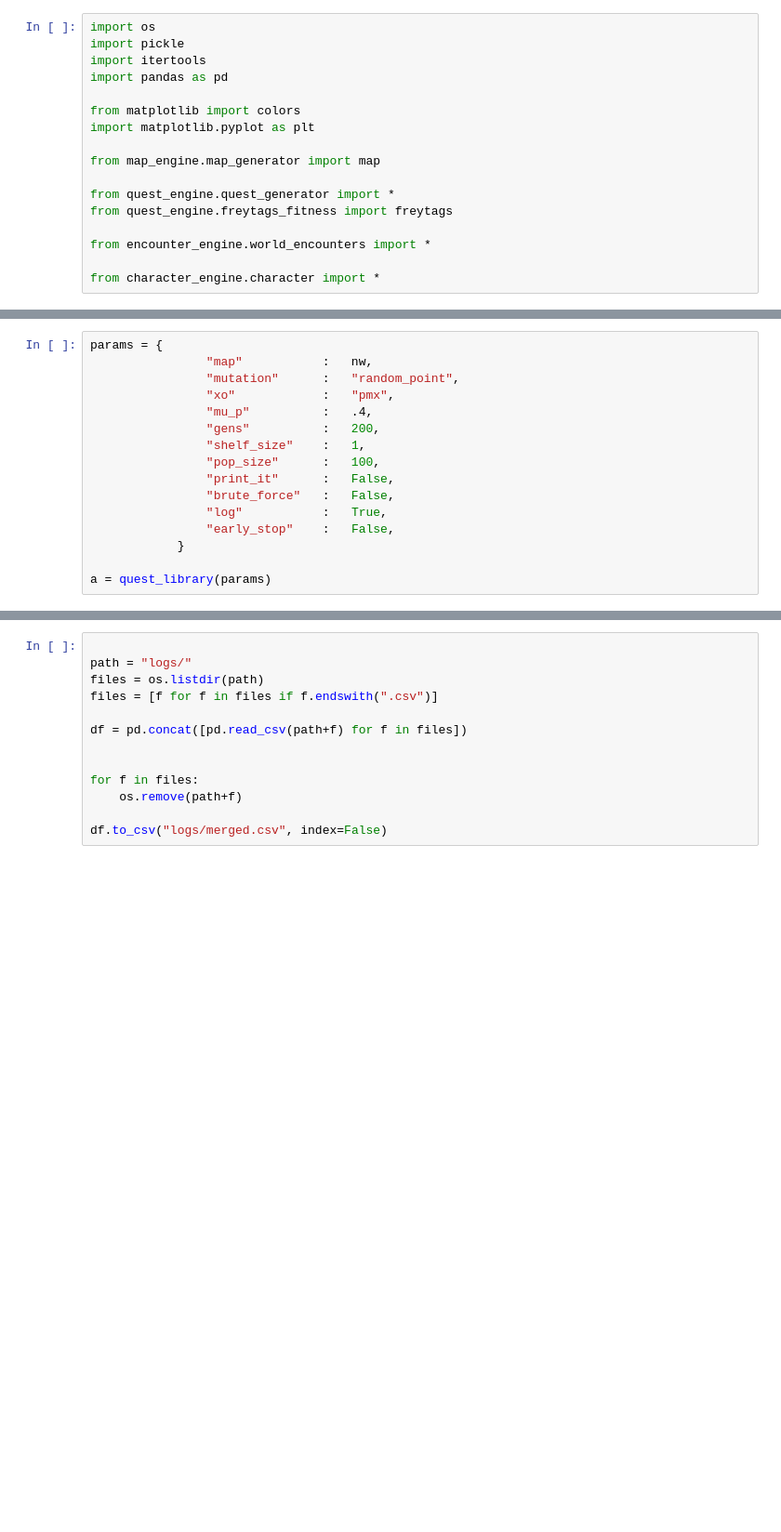
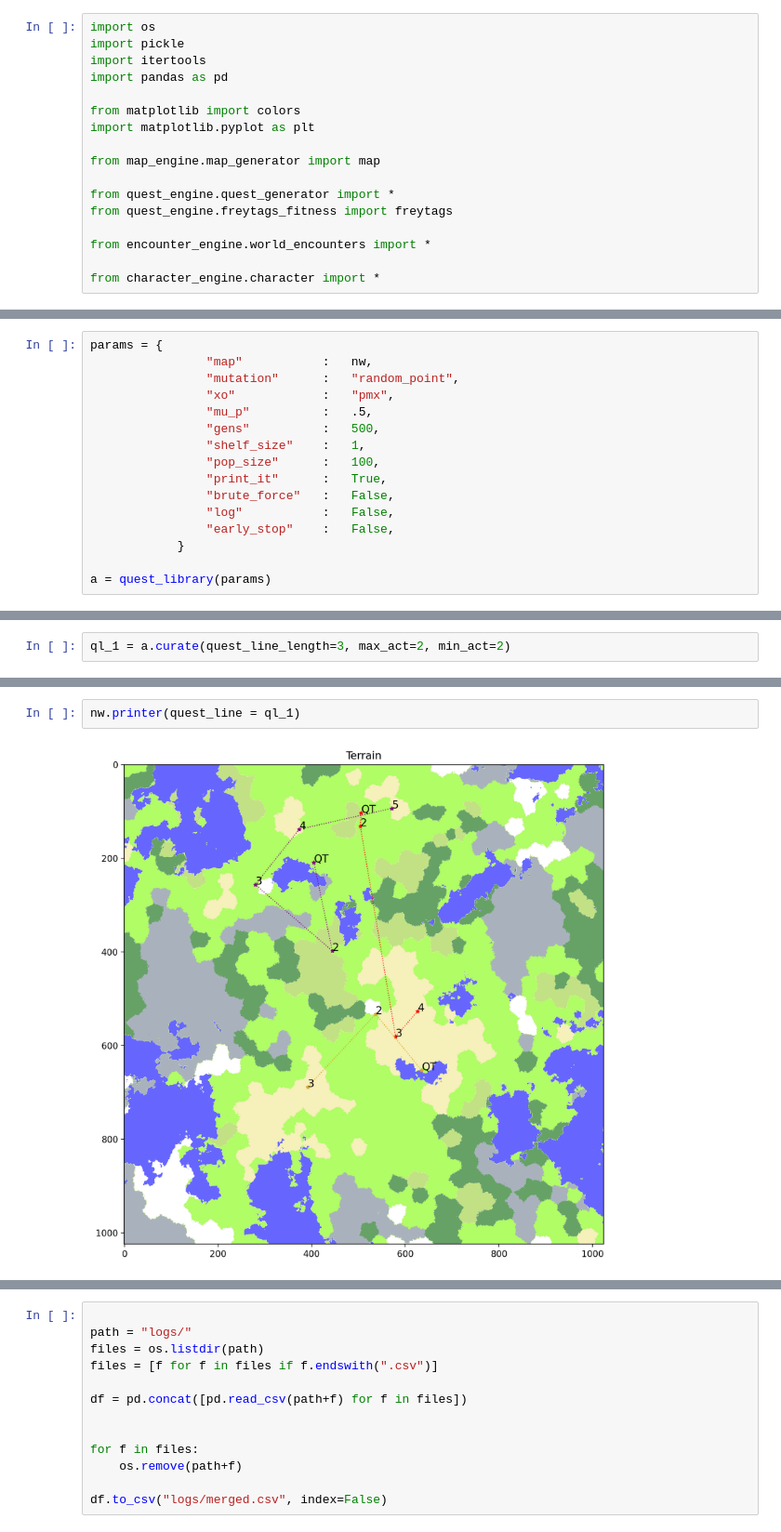
Before and after one commit to cetiners/human_error, a Jupyter notebook: works.ipynb, the cells around one changed output, grey strips where cells are left out. Shown at 93% size. Drawn from its saved outputs; the diff is of its cells as text; blank space fills up the shorter version.

Commit message:
chart and map functionalities added

```diff
--- a/works.ipynb
+++ b/works.ipynb
@@ -69,13 +82,13 @@ params = {
                 "map"           :   nw,
                 "mutation"      :   "random_point",
                 "xo"            :   "pmx",
-                "mu_p"          :   .4,
-                "gens"          :   200,
+                "mu_p"          :   .5,
+                "gens"          :   500,
                 "shelf_size"    :   1,
                 "pop_size"      :   100,
-                "print_it"      :   False,
+                "print_it"      :   True,
                 "brute_force"   :   False,
-                "log"           :   True,
+                "log"           :   False,
                 "early_stop"    :   False,
             }
 
@@ -136,0 +114,2 @@ a.library[0].summary()
+# %%
+ql_1 = a.curate(quest_line_length=3, max_act=2, min_act=2)
@@ -136,0 +128,4 @@ a.library[0].summary()
+# %%
+nw.printer(quest_line = ql_1)
+# %% [output]
+[figure, added]
```
Also changed, not shown: parts of 17 cells of this notebook, 8 other files.
